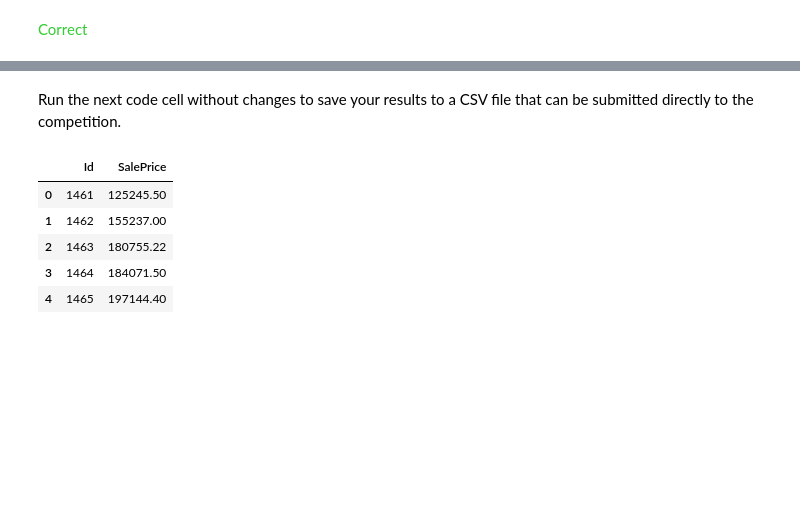
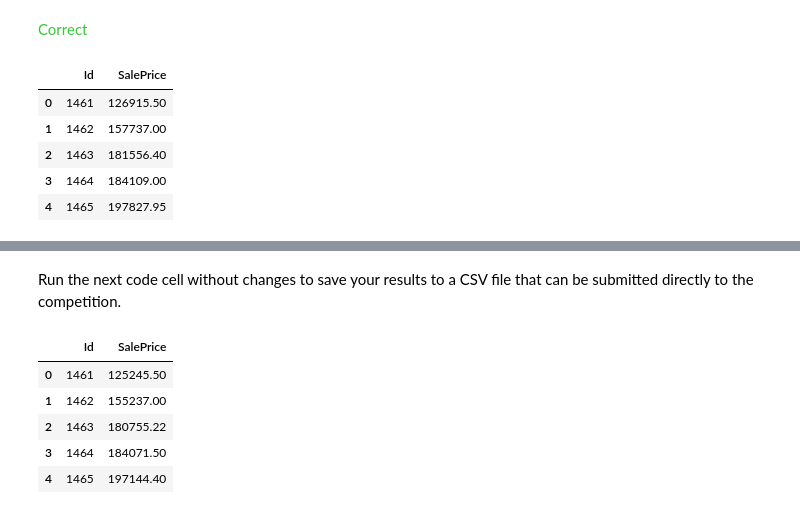
Before and after one commit to swatikusnh8/understand-ml-basics, a Jupyter notebook: exercise-missing-values.ipynb, the cells around one changed output, grey strips where cells are left out. Saved outputs shown, nothing was run; the diff lists cells and outputs as text; code cells hidden in the pictures; blank space fills up the shorter version.

Commit message:
Kaggle Notebook | Exercise: Missing Values | Version 2

```diff
--- a/exercise-missing-values.ipynb
+++ b/exercise-missing-values.ipynb
@@ -363,28 +363,16 @@ print('Shape reduced_X_test: ', reduced_X_test.shape)
 # # Fill in the line below: preprocess test data
 final_X_test = reduced_X_test
 
-# when I go to predict my model throws missing columns during fit error
+# when I go to predict my model throws 'missing columns during fit' error
 # preds_test = model.predict(final_X_test)
+# Break off validation set from training data
+# X_train, X_valid, y_train, y_valid = train_test_split(X, y, train_size=0.8, test_size=0.2, random_state=0)
 
+# Align test_df to match the exact columns the model saw during fit
+X_test_aligned = X_test.reindex(columns=model.feature_names_in_, fill_value=0).fillna(0)
 
-# # Fill in the line below: get test predictions
-# Define and fit model
-# model_test = RandomForestRegressor(n_estimators=100, random_state=0)
-# model.fit(X_test, y_test)     #dropped cols
-# # model_imp = RandomForestRegressor(n_estimators=100, random_state=0)
-# # model_imp.fit(final_X_train_imp, y_train) #imputed cols
-
-# SO WE PROCEED TO TRANSFORM USING IMPUTATION
-
-reduced_X_tst = pd.DataFrame(simp_imputer.transform(X_test))
-# # print("MAE (Dropped Data):")
-# # print(mean_absolute_error(y_test, preds_test))
-
-# # Preprocess test data
-# final_X_test = final_imputer.transform(X_test))
-
-# Get test predictions
-preds_test = model_imp.predict(reduced_X_tst)
+# Now predict safely
+preds_test = model.predict(X_test_aligned)
 
 # # Check your answers
 step_4.b.check()
@@ -406,3 +394,15 @@ Shape X_test:  (1459, 36)
 Shape reduced_X_test:  (1459, 25)
 [interactive output not drawn]
 <span style="color:#33cc33">Correct</span>
+# %%
+# Save test predictions to file
+output_test = pd.DataFrame({'Id': X_test.index,
+                       'SalePrice': preds_test})
+output_test.head()
+# %% [output]
+|  | Id | SalePrice |
+| 0 | 1461 | 126915.50 |
+| 1 | 1462 | 157737.00 |
+| 2 | 1463 | 181556.40 |
+| 3 | 1464 | 184109.00 |
+| 4 | 1465 | 197827.95 |
```
Also changed, not shown: parts of 3 cells of this notebook.
